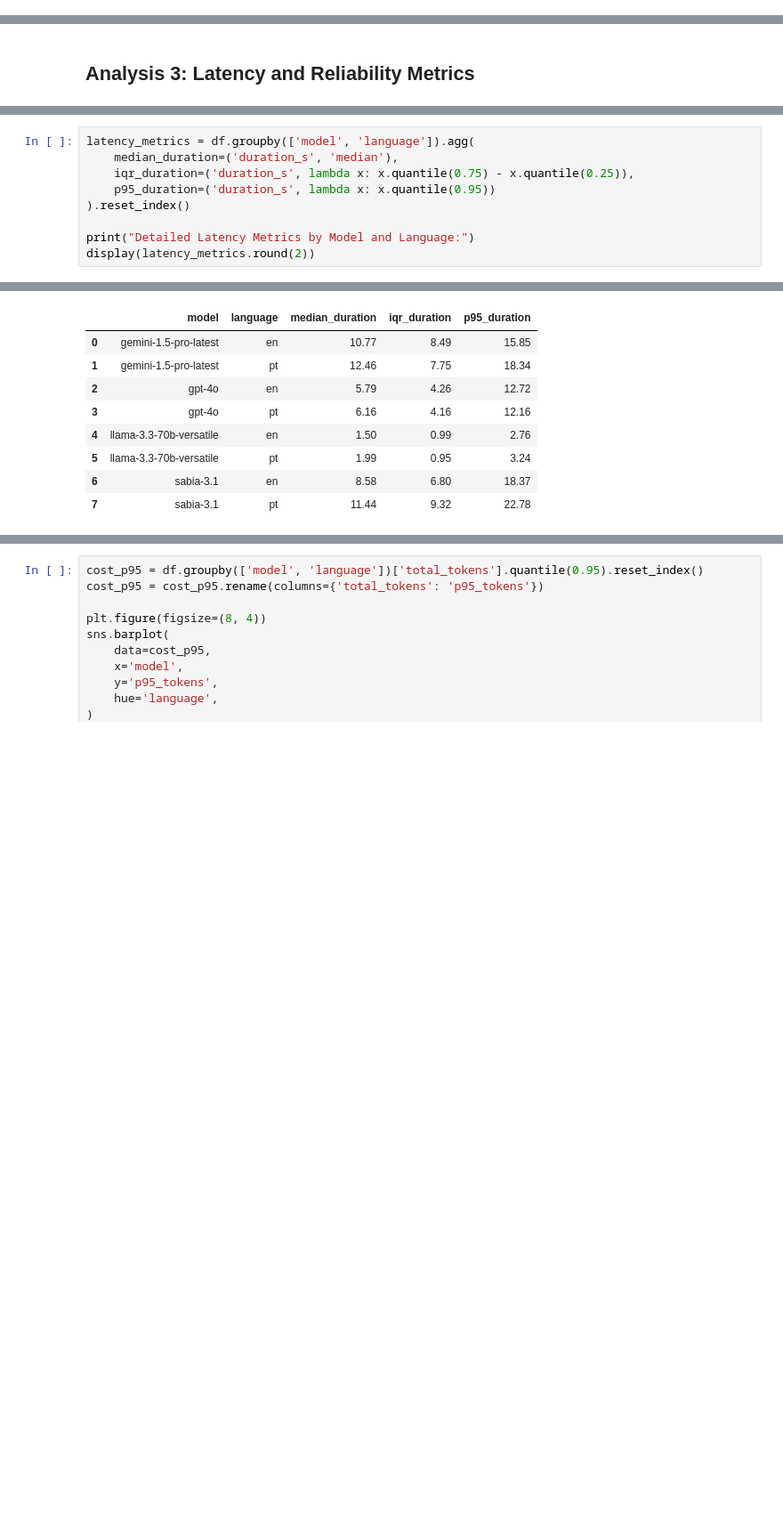
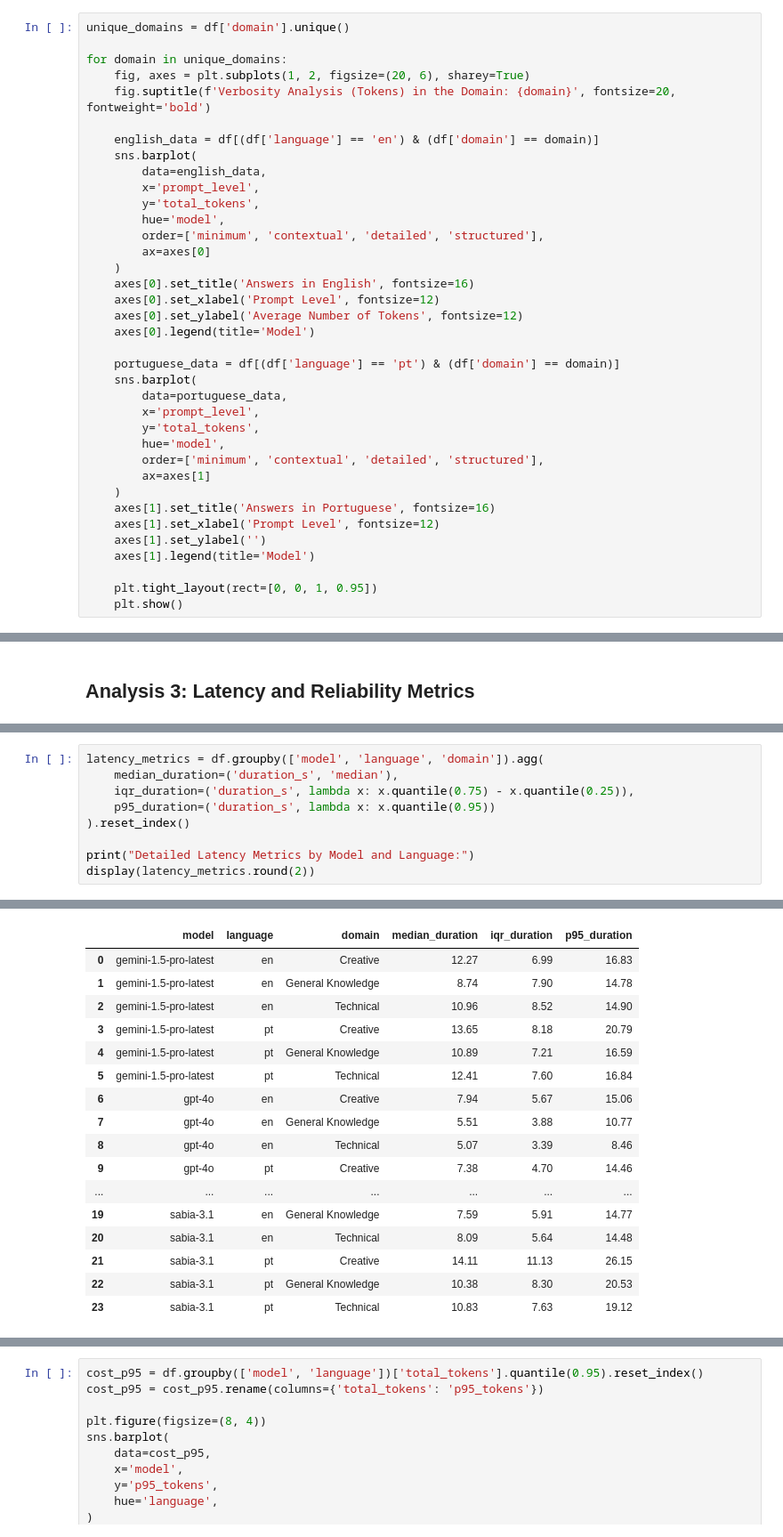
Before and after one commit to laysearaujo/cross-lingual-prompt-analysis, a Jupyter notebook: 2_preliminary_analysis.ipynb, the cells around one changed output, grey strips where cells are left out. Shown at 89% size. Saved outputs shown, nothing was run; the diff lists cells and outputs as text; blank space fills up the shorter version.

```diff
--- a/2_preliminary_analysis.ipynb
+++ b/2_preliminary_analysis.ipynb
@@ -99,3 +99,40 @@ plt.tight_layout(rect=[0, 0, 1, 0.95])
 plt.show()
 # %% [output]
 [figure]
+# %%
+unique_domains = df['domain'].unique()
+
+for domain in unique_domains:
+    fig, axes = plt.subplots(1, 2, figsize=(20, 6), sharey=True)
+    fig.suptitle(f'Verbosity Analysis (Tokens) in the Domain: {domain}', fontsize=20, fontweight='bold')
+
+    english_data = df[(df['language'] == 'en') & (df['domain'] == domain)]
+    sns.barplot(
+        data=english_data,
+        x='prompt_level',
+        y='total_tokens',
+        hue='model',
+        order=['minimum', 'contextual', 'detailed', 'structured'],
+        ax=axes[0]
+    )
+    axes[0].set_title('Answers in English', fontsize=16)
+    axes[0].set_xlabel('Prompt Level', fontsize=12)
+    axes[0].set_ylabel('Average Number of Tokens', fontsize=12)
+    axes[0].legend(title='Model')
+
+    portuguese_data = df[(df['language'] == 'pt') & (df['domain'] == domain)]
+    sns.barplot(
+        data=portuguese_data,
+        x='prompt_level',
+        y='total_tokens',
+        hue='model',
+        order=['minimum', 'contextual', 'detailed', 'structured'],
+        ax=axes[1]
+    )
+    axes[1].set_title('Answers in Portuguese', fontsize=16)
+    axes[1].set_xlabel('Prompt Level', fontsize=12)
+    axes[1].set_ylabel('')
+    axes[1].legend(title='Model')
+
+    plt.tight_layout(rect=[0, 0, 1, 0.95])
+    plt.show()
@@ -188,20 +251,28 @@ plt.show()
 # %%
-latency_metrics = df.groupby(['model', 'language']).agg(
+latency_metrics = df.groupby(['model', 'language', 'domain']).agg(
     median_duration=('duration_s', 'median'),
     iqr_duration=('duration_s', lambda x: x.quantile(0.75) - x.quantile(0.25)),
     p95_duration=('duration_s', lambda x: x.quantile(0.95))
 ).reset_index()
 
 print("Detailed Latency Metrics by Model and Language:")
 display(latency_metrics.round(2))
 # %% [output]
 Detailed Latency Metrics by Model and Language:
-|  | model | language | median_duration | iqr_duration | p95_duration |
-| 0 | gemini-1.5-pro-latest | en | 10.77 | 8.49 | 15.85 |
-| 1 | gemini-1.5-pro-latest | pt | 12.46 | 7.75 | 18.34 |
-| 2 | gpt-4o | en | 5.79 | 4.26 | 12.72 |
-| 3 | gpt-4o | pt | 6.16 | 4.16 | 12.16 |
-| 4 | llama-3.3-70b-versatile | en | 1.50 | 0.99 | 2.76 |
-| 5 | llama-3.3-70b-versatile | pt | 1.99 | 0.95 | 3.24 |
-| 6 | sabia-3.1 | en | 8.58 | 6.80 | 18.37 |
-| 7 | sabia-3.1 | pt | 11.44 | 9.32 | 22.78 |
+|  | model | language | domain | median_duration | iqr_duration | p95_duration |
+| 0 | gemini-1.5-pro-latest | en | Creative | 12.27 | 6.99 | 16.83 |
+| 1 | gemini-1.5-pro-latest | en | General Knowledge | 8.74 | 7.90 | 14.78 |
+| 2 | gemini-1.5-pro-latest | en | Technical | 10.96 | 8.52 | 14.90 |
+| 3 | gemini-1.5-pro-latest | pt | Creative | 13.65 | 8.18 | 20.79 |
+| 4 | gemini-1.5-pro-latest | pt | General Knowledge | 10.89 | 7.21 | 16.59 |
+| 5 | gemini-1.5-pro-latest | pt | Technical | 12.41 | 7.60 | 16.84 |
+| 6 | gpt-4o | en | Creative | 7.94 | 5.67 | 15.06 |
+| 7 | gpt-4o | en | General Knowledge | 5.51 | 3.88 | 10.77 |
+| 8 | gpt-4o | en | Technical | 5.07 | 3.39 | 8.46 |
+| 9 | gpt-4o | pt | Creative | 7.38 | 4.70 | 14.46 |
+| ... | ... | ... | ... | ... | ... | ... |
+| 19 | sabia-3.1 | en | General Knowledge | 7.59 | 5.91 | 14.77 |
+| 20 | sabia-3.1 | en | Technical | 8.09 | 5.64 | 14.48 |
+| 21 | sabia-3.1 | pt | Creative | 14.11 | 11.13 | 26.15 |
+| 22 | sabia-3.1 | pt | General Knowledge | 10.38 | 8.30 | 20.53 |
+| 23 | sabia-3.1 | pt | Technical | 10.83 | 7.63 | 19.12 |
```
Also changed, not shown: parts of 12 cells of this notebook.
